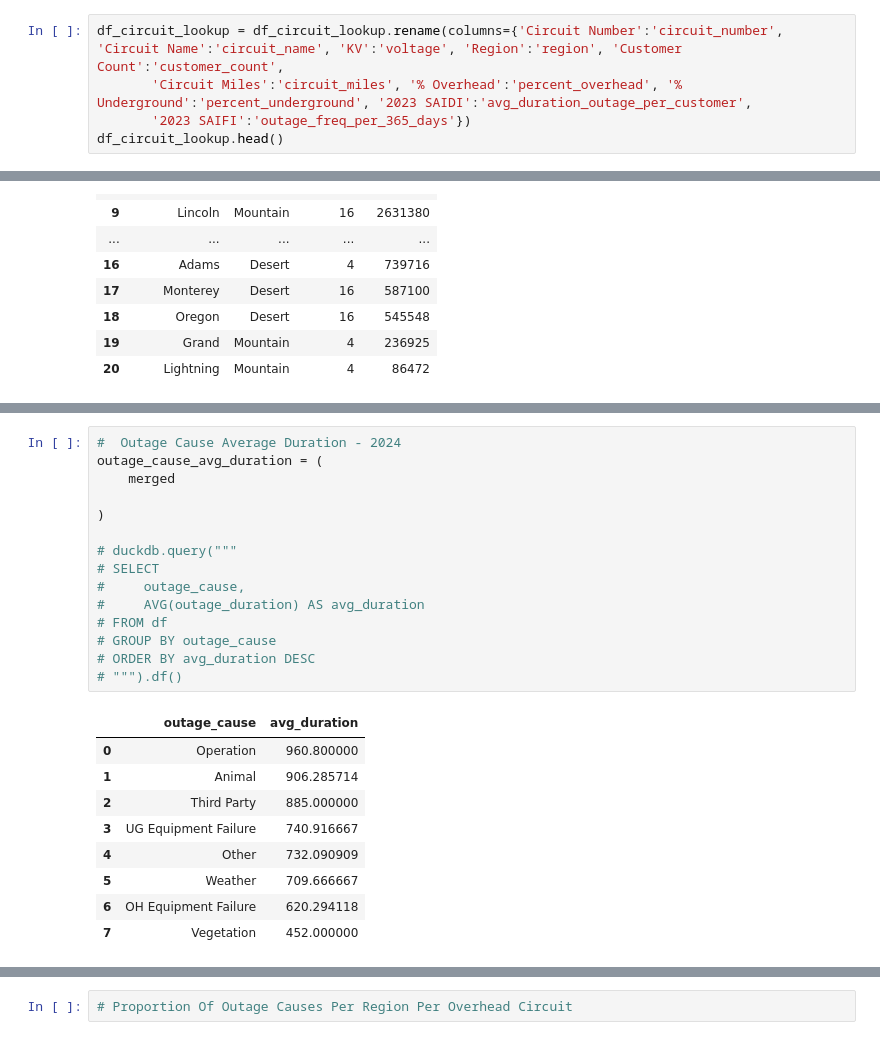
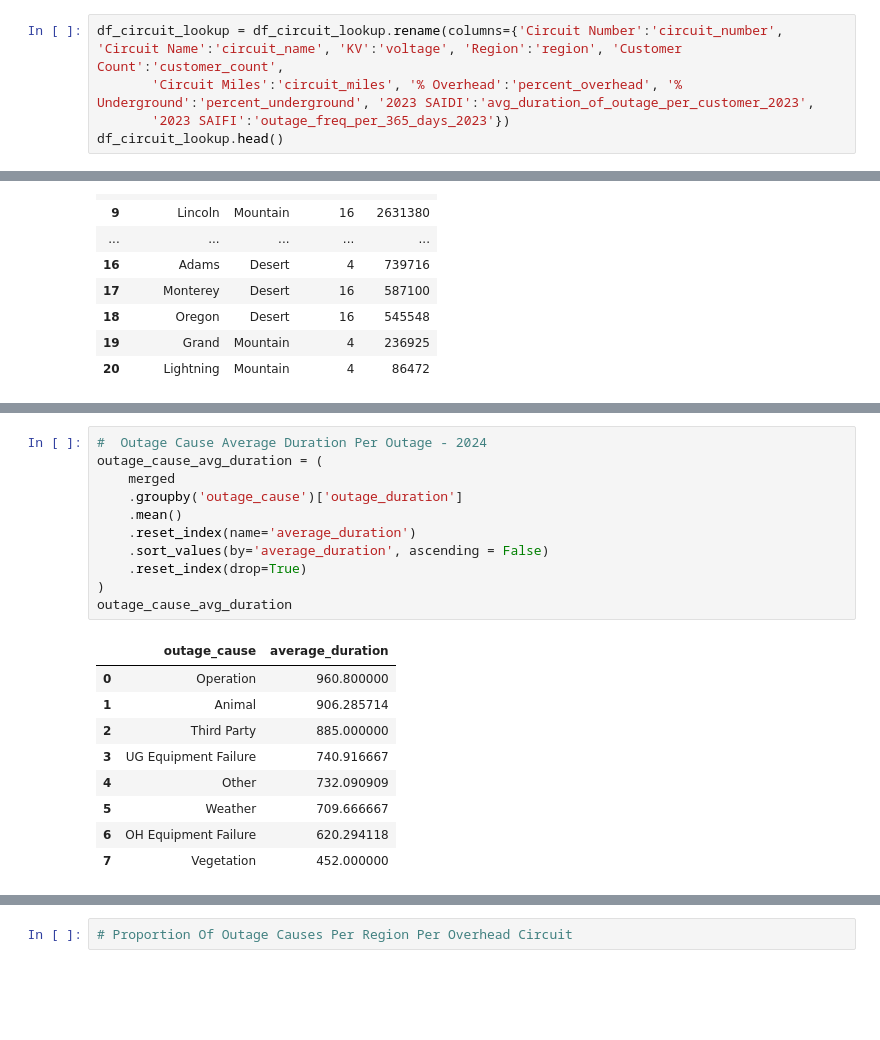
Before and after one commit to GerardoG2/ITC-2025, a Jupyter notebook: circuit-outage-analysis.ipynb, the cells around one changed output, grey strips where cells are left out. Drawn from its saved outputs; the diff is of its cells as text; blank space fills up the shorter version.

Commit message:
created dataframes for avg, total, median,  duration and cmi per outage cause

```diff
--- a/circuit-outage-analysis.ipynb
+++ b/circuit-outage-analysis.ipynb
@@ -55,8 +55,8 @@ Index(['Circuit Number', 'Circuit Name', 'KV', 'Region', 'Customer Count',
       dtype='object')
 # %%
 df_circuit_lookup = df_circuit_lookup.rename(columns={'Circuit Number':'circuit_number', 'Circuit Name':'circuit_name', 'KV':'voltage', 'Region':'region', 'Customer Count':'customer_count',
-       'Circuit Miles':'circuit_miles', '% Overhead':'percent_overhead', '% Underground':'percent_underground', '2023 SAIDI':'avg_duration_outage_per_customer',
-       '2023 SAIFI':'outage_freq_per_365_days'})
+       'Circuit Miles':'circuit_miles', '% Overhead':'percent_overhead', '% Underground':'percent_underground', '2023 SAIDI':'avg_duration_of_outage_per_customer_2023',
+       '2023 SAIFI':'outage_freq_per_365_days_2023'})
 df_circuit_lookup.head()
 # %% [output]
 |  | circuit_number | circuit_name | voltage | region | customer_count | circuit_miles | percent_overhead | ... |
@@ -318,22 +315,18 @@ merged.head()
 | 3 | 2 | Alabama | 2024-03-13 | 1 | UG Equipment Failure | 227 | ... |
 | 4 | 2 | Alabama | 2024-03-15 | 1 | UG Equipment Failure | 19 | ... |
 # %%
-#  Outage Cause Average Duration - 2024
+#  Outage Cause Average Duration Per Outage - 2024
 outage_cause_avg_duration = (
     merged
-
+    .groupby('outage_cause')['outage_duration']
+    .mean()
+    .reset_index(name='average_duration')
+    .sort_values(by='average_duration', ascending = False)
+    .reset_index(drop=True)
 )
-
-# duckdb.query("""
-# SELECT
-#     outage_cause,
-#     AVG(outage_duration) AS avg_duration
-# FROM df
-# GROUP BY outage_cause
-# ORDER BY avg_duration DESC
-# """).df()
+outage_cause_avg_duration
 # %% [output]
-|  | outage_cause | avg_duration |
+|  | outage_cause | average_duration |
 | 0 | Operation | 960.800000 |
 | 1 | Animal | 906.285714 |
 | 2 | Third Party | 885.000000 |
```
Also changed, not shown: parts of 19 cells of this notebook.
